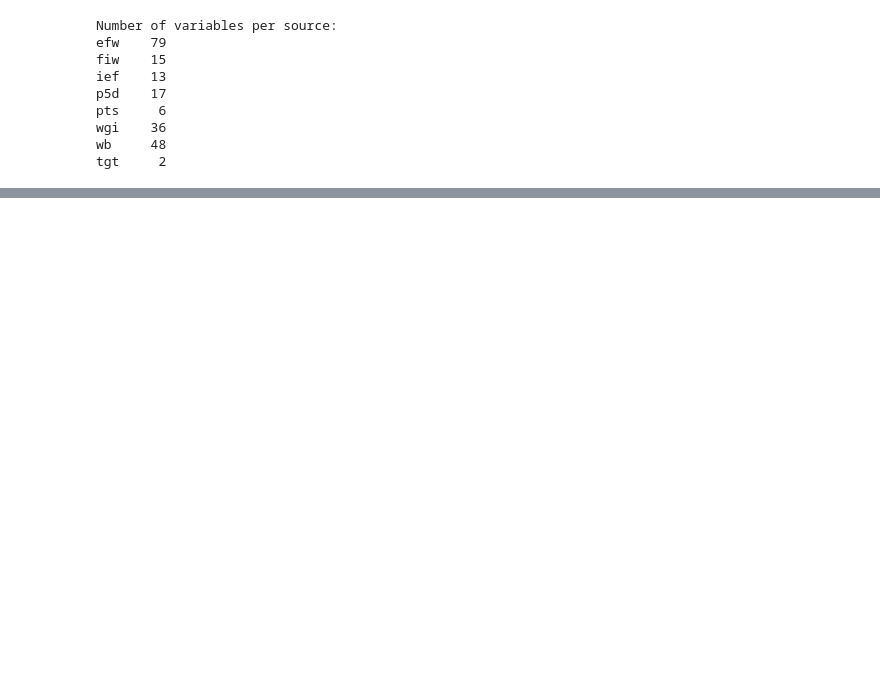
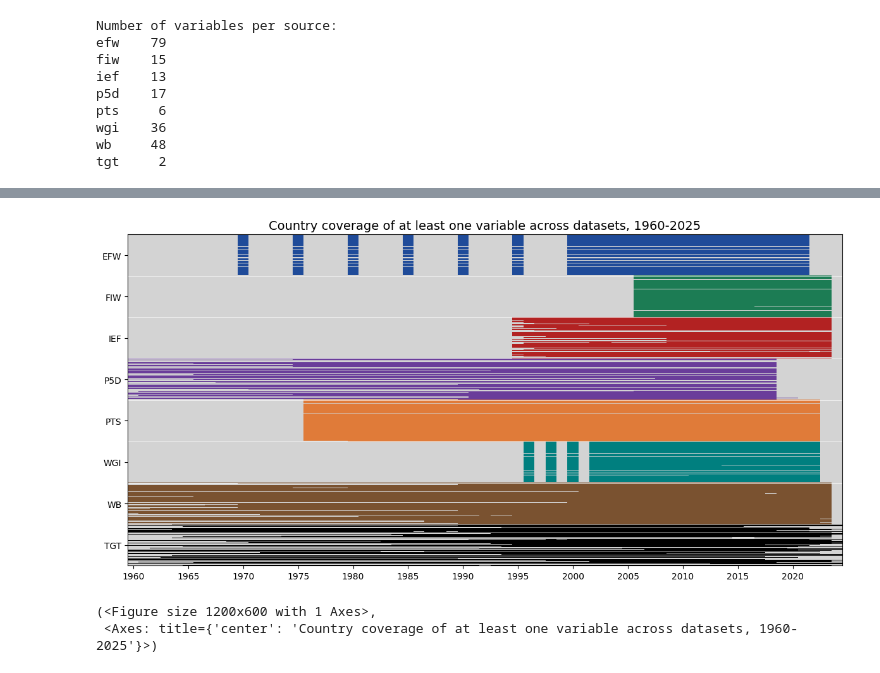
Before and after one commit to janjdarecki/instquality, a Jupyter notebook: 2. Visualise dataset.ipynb, the cells around one changed output, grey strips where cells are left out. Drawn from its saved outputs; the diff is of its cells as text; code cells hidden in the pictures; blank space fills up the shorter version.

Commit message:
Updated visualise notebook

```diff
--- a/2. Visualise dataset.ipynb
+++ b/2. Visualise dataset.ipynb
@@ -2,3 +2,5 @@
 import pandas as pd
 
 from functions.utils import *
+
+df = pd.read_pickle("inst.dat")
@@ -57,0 +53,13 @@ df
+# %%
+from functions.utils import revert_to_raw
+
+df = revert_to_raw(df) # no _f or nulls_ columns
+# %%
+from functions.plot import coverage_panel
+
+prefixes = ["efw", "fiw", "ief", "p5d", "pts", "wgi", "wb", "tgt"]
+coverage_panel(df, prefixes, start=1960, end=2024)
+# %% [output]
+[figure, added]
+(<Figure size 1200x600 with 1 Axes>,
+ <Axes: title={'center': 'Country coverage of at least one variable across datasets, 1960-2025'}>)
```
Also changed, not shown: parts of 7 cells of this notebook, 7 other files.
